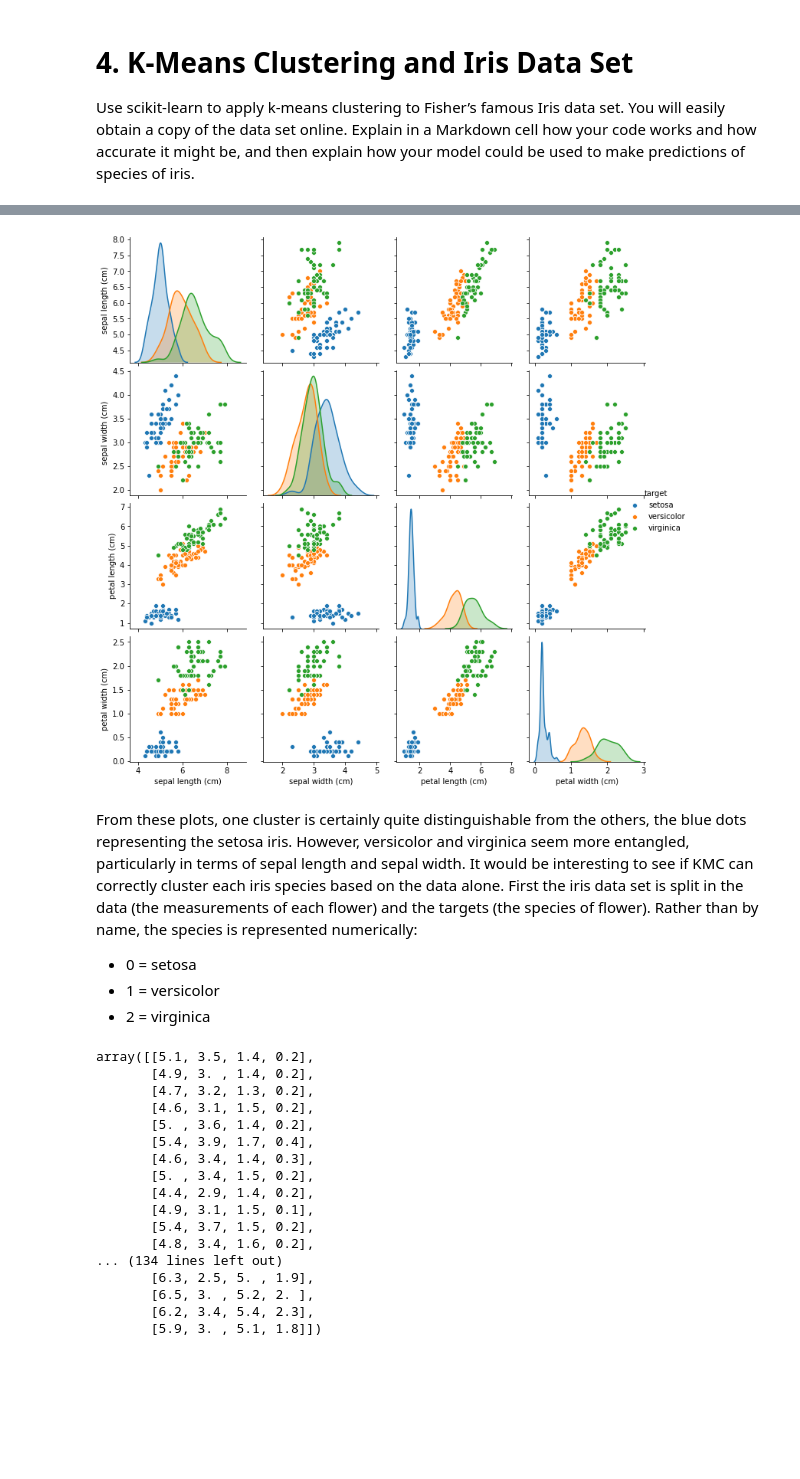
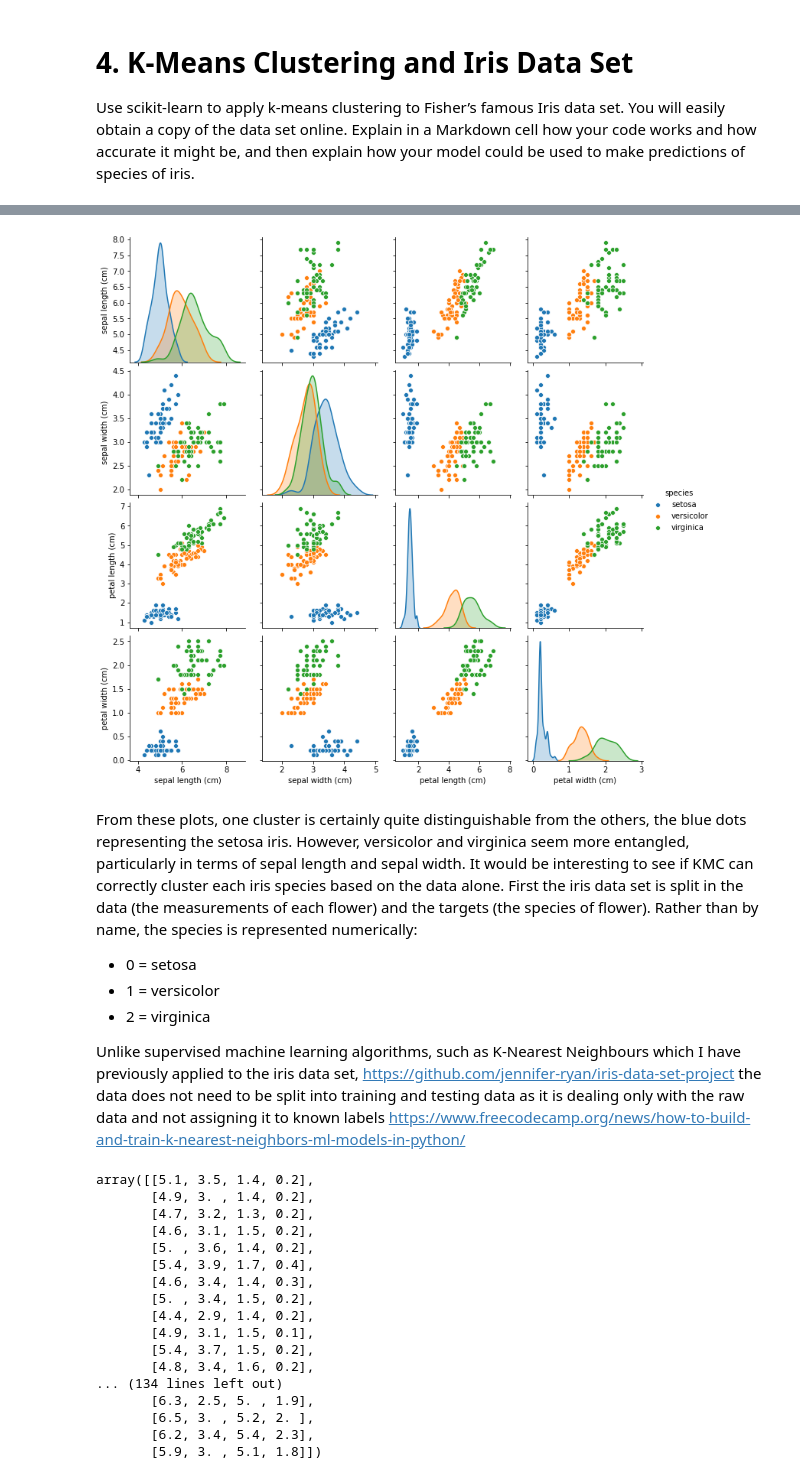
Before and after one commit to jennifer-ryan/machine-learning-tasks, a Jupyter notebook: Tasks.ipynb, the cells around one changed output, grey strips where cells are left out. Cells and saved outputs as stored; diff of their text form; code cells hidden in the pictures; blank space fills up the shorter version.

```diff
--- a/Tasks.ipynb
+++ b/Tasks.ipynb
@@ -567,21 +551,22 @@ K-Means Clustering (KMC) is an unsupervised machine learning technique that brea
 
 Being unsupervised, KMC doesn't need to be trained by labelled data but rather processes raw data and draws a predetermined number of clusters from it. However, every entry in the Iris dataset is labelled by species of flower, so it could be said that "clusters" already exist. This dataset is visualised below.
-# %%
-# Iris data set pairplots
-iris_plot = sns.pairplot(iris_df, hue = 'target')
-
-# Adding species names https://stackoverflow.com/a/45211976
-new_labels = iris['target_names']
-for t, l in zip(iris_plot._legend.texts, new_labels): t.set_text(l)
-
-plt.show()
-# %% [output]
-[figure, removed]
+# %%
+# Removing species ID for plotting
+iris2 = iris_df.drop(['species_id'], axis=1)
+
+# Plot measurements by species
+iris_plot = sns.pairplot(iris2, hue = 'species')
+
+plt.show()
+# %% [output]
+[figure, added]
 # %% [markdown]
 From these plots, one cluster is certainly quite distinguishable from the others, the blue dots representing the setosa iris. However, versicolor and virginica seem more entangled, particularly in terms of sepal length and sepal width. It would be interesting to see if KMC can correctly cluster each iris species based on the data alone. First the iris data set is split in the data (the measurements of each flower) and the targets (the species of flower). Rather than by name, the species is represented numerically:
 - 0 = setosa
 - 1 = versicolor
 - 2 = virginica
+
+Unlike supervised machine learning algorithms, such as K-Nearest Neighbours which I have previously applied to the iris data set, https://github.com/jennifer-ryan/iris-data-set-project the data does not need to be split into training and testing data as it is dealing only with the raw data and not assigning it to known labels https://www.freecodecamp.org/news/how-to-build-and-train-k-nearest-neighbors-ml-models-in-python/
 # %%
 # Iris data
 X = iris.data
```
Also changed, not shown: parts of 21 cells of this notebook.
